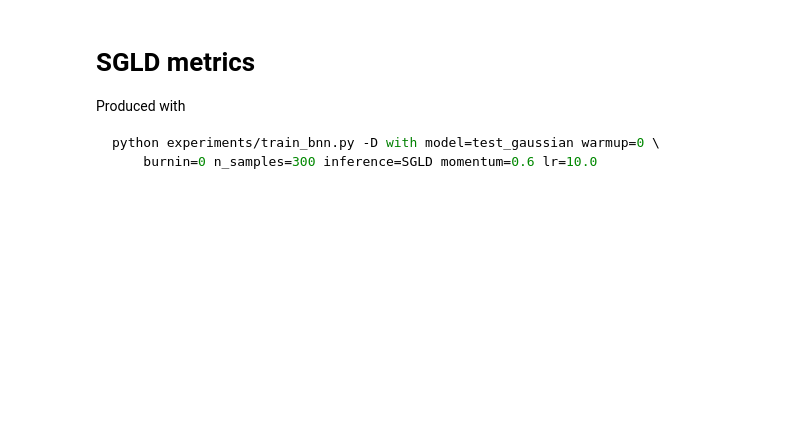
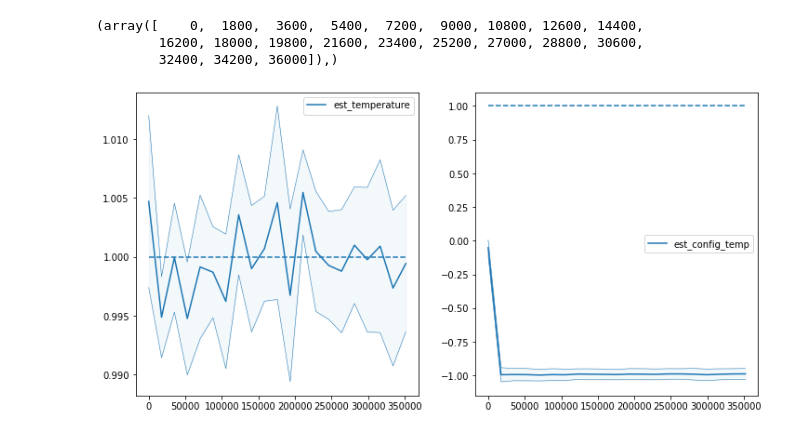
Before and after one commit to ratschlab/bnn_priors, a Jupyter notebook: experiments/3.3_Plot_interactive_metrics.ipynb, the cells around one changed output. Cells and saved outputs as stored; diff of their text form; code cells hidden in the pictures; blank space fills up the shorter version.

Commit message:
Good interactive plotting template

````diff
--- a/experiments/3.3_Plot_interactive_metrics.ipynb
+++ b/experiments/3.3_Plot_interactive_metrics.ipynb
@@ -45,0 +18,7 @@ def acceptance_vlines(ax, d):
+# %%
+# Locate the samples and metrics' meta data in disk.
+
+log_dir = Path("/scratches/huygens/ag919/BNN-priors/logs/114")
+samples = h5py.File(log_dir/"samples.pt", "r", swmr=True)
+metrics = h5py.File(log_dir/"metrics.h5", "r", swmr=True)
+metrics.keys()
@@ -195,8 +28,0 @@ plot_metric(axes[1, 2], d, 'lr')
-# %% [markdown]
-# SGLD metrics
-
-Produced with
-```bash
-python experiments/train_bnn.py -D with model=test_gaussian warmup=0 \
-    burnin=0 n_samples=300 inference=SGLD momentum=0.6 lr=10.0
-```
@@ -214,0 +29,15 @@ plot_metric(axes[1, 1], d, 'lr')
+# %%
+mask = (metrics['acceptance/is_sample'][:] == 1)
+np.where(mask)
+# This is where the samples have been taken (and accepted or rejected:)
+# %% [output]
+(array([    0,  1800,  3600,  5400,  7200,  9000, 10800, 12600, 14400,
+        16200, 18000, 19800, 21600, 23400, 25200, 27000, 28800, 30600,
+        32400, 34200, 36000]),)
+# %%
+_, axes = plt.subplots(1, 2, figsize=(12, 6))
+
+plot.temperature_stderr(axes[0], metrics, "est_temperature", samples, mask=mask)
+plot.temperature_stderr(axes[1], metrics, "est_config_temp", samples, mask=mask)
+# %% [output]
+[figure, added]
````
Also changed, not shown: parts of 32 cells of this notebook, 3 other files.
